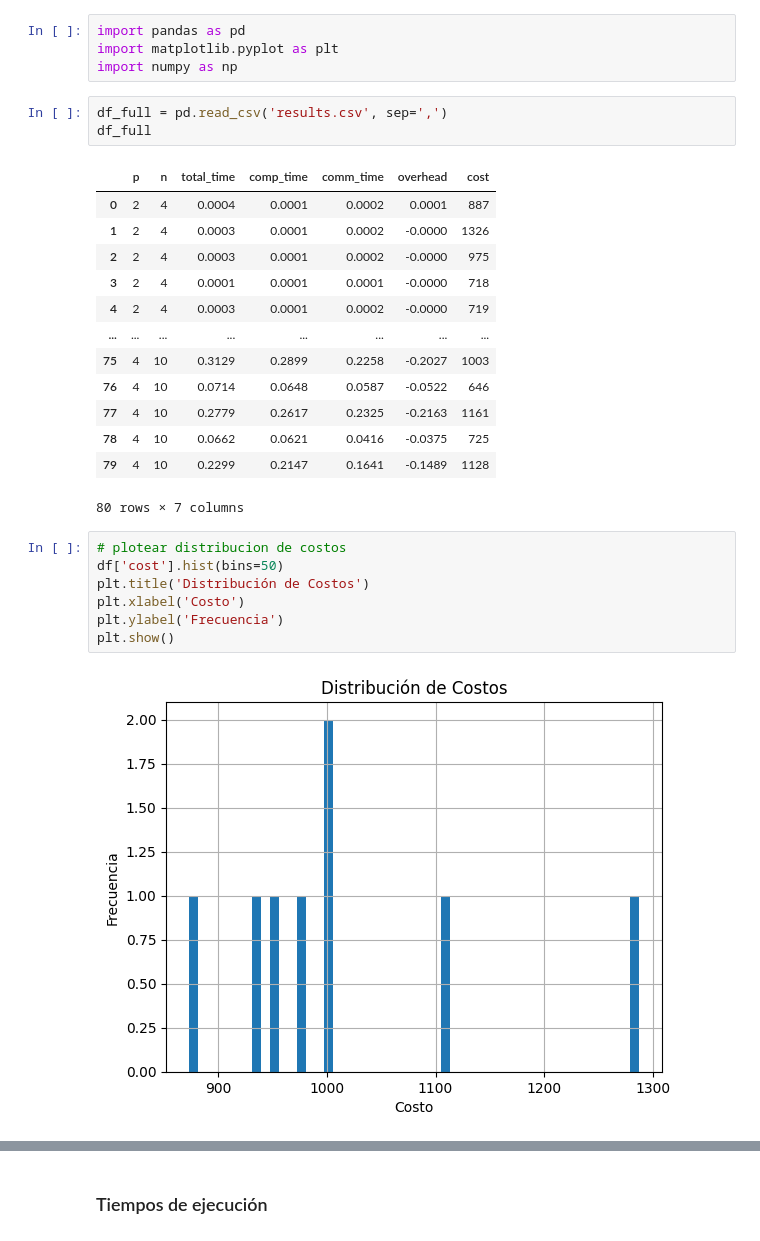
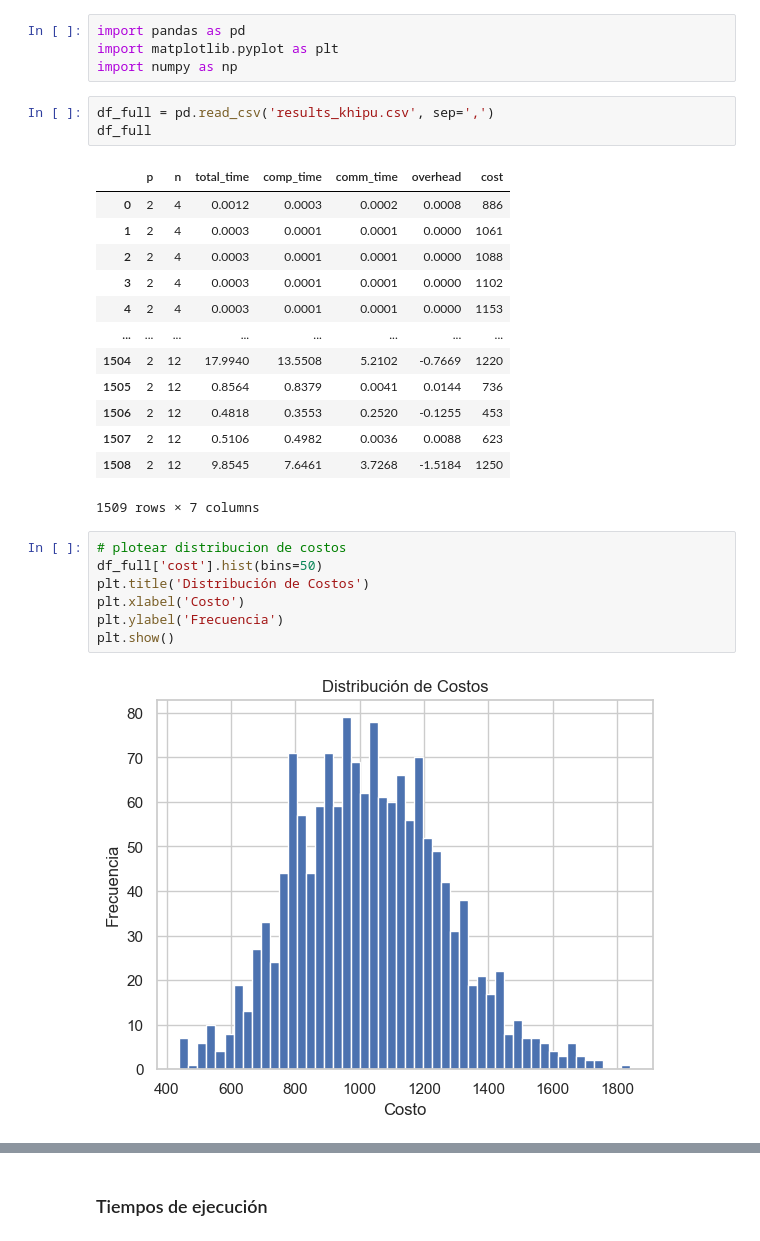
Before and after one commit to giansmart/ahpc-project-tsp, a Jupyter notebook: analisis.ipynb, the cells around one changed output, grey strips where cells are left out. Cells and saved outputs as stored; diff of their text form.

```diff
--- a/analisis.ipynb
+++ b/analisis.ipynb
@@ -19,30 +19,30 @@ import pandas as pd
 import matplotlib.pyplot as plt
 import numpy as np
 # %%
-df_full = pd.read_csv('results.csv', sep=',')
+df_full = pd.read_csv('results_khipu.csv', sep=',')
 df_full
 # %% [output]
 |  | p | n | total_time | comp_time | comm_time | overhead | cost |
-| 0 | 2 | 4 | 0.0004 | 0.0001 | 0.0002 | 0.0001 | 887 |
-| 1 | 2 | 4 | 0.0003 | 0.0001 | 0.0002 | -0.0000 | 1326 |
-| 2 | 2 | 4 | 0.0003 | 0.0001 | 0.0002 | -0.0000 | 975 |
-| 3 | 2 | 4 | 0.0001 | 0.0001 | 0.0001 | -0.0000 | 718 |
-| 4 | 2 | 4 | 0.0003 | 0.0001 | 0.0002 | -0.0000 | 719 |
+| 0 | 2 | 4 | 0.0012 | 0.0003 | 0.0002 | 0.0008 | 886 |
+| 1 | 2 | 4 | 0.0003 | 0.0001 | 0.0001 | 0.0000 | 1061 |
+| 2 | 2 | 4 | 0.0003 | 0.0001 | 0.0001 | 0.0000 | 1088 |
+| 3 | 2 | 4 | 0.0003 | 0.0001 | 0.0001 | 0.0000 | 1102 |
+| 4 | 2 | 4 | 0.0003 | 0.0001 | 0.0001 | 0.0000 | 1153 |
 | ... | ... | ... | ... | ... | ... | ... | ... |
-| 75 | 4 | 10 | 0.3129 | 0.2899 | 0.2258 | -0.2027 | 1003 |
-| 76 | 4 | 10 | 0.0714 | 0.0648 | 0.0587 | -0.0522 | 646 |
-| 77 | 4 | 10 | 0.2779 | 0.2617 | 0.2325 | -0.2163 | 1161 |
-| 78 | 4 | 10 | 0.0662 | 0.0621 | 0.0416 | -0.0375 | 725 |
-| 79 | 4 | 10 | 0.2299 | 0.2147 | 0.1641 | -0.1489 | 1128 |
+| 1504 | 2 | 12 | 17.9940 | 13.5508 | 5.2102 | -0.7669 | 1220 |
+| 1505 | 2 | 12 | 0.8564 | 0.8379 | 0.0041 | 0.0144 | 736 |
+| 1506 | 2 | 12 | 0.4818 | 0.3553 | 0.2520 | -0.1255 | 453 |
+| 1507 | 2 | 12 | 0.5106 | 0.4982 | 0.0036 | 0.0088 | 623 |
+| 1508 | 2 | 12 | 9.8545 | 7.6461 | 3.7268 | -1.5184 | 1250 |
-80 rows × 7 columns
+1509 rows × 7 columns
 # %%
 # plotear distribucion de costos
-df['cost'].hist(bins=50)
+df_full['cost'].hist(bins=50)
 plt.title('Distribución de Costos')
 plt.xlabel('Costo')
 plt.ylabel('Frecuencia')
 plt.show()
 # %% [output]
-[figure, old version]
+[figure, new version]
 # %%
 df = df_full.groupby(["p", "n"]).mean().reset_index()
```
Also changed, not shown: parts of 3 cells of this notebook, 5 other files.
